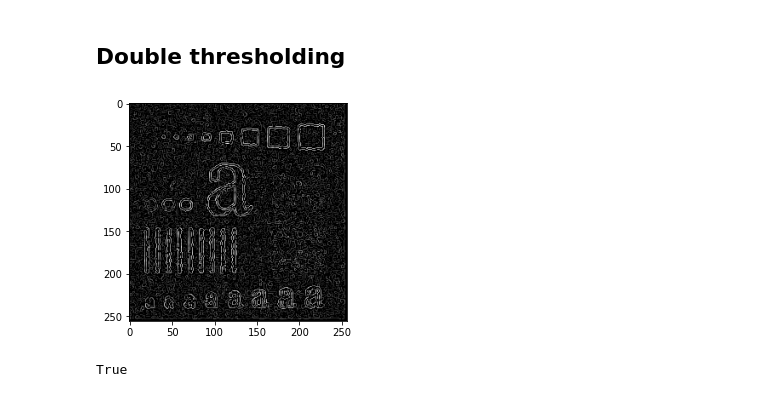
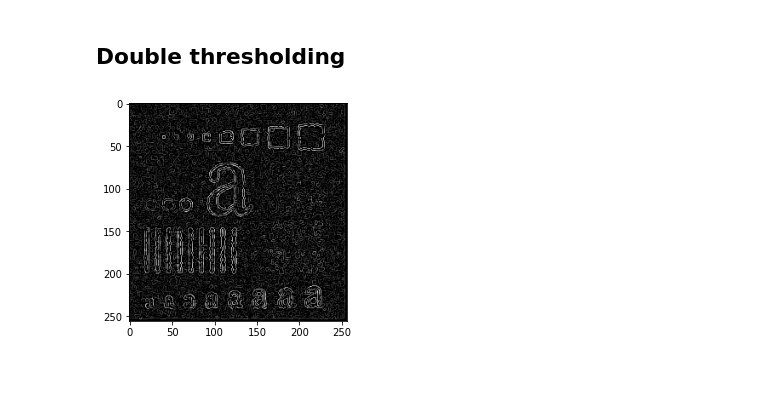
Before and after one commit to ghanbarzadeh/Course_MachineVision_2021, a Jupyter notebook: TA/Computer Homeworks/CHW1/CHW1_solution.ipynb, the cells around one changed output. Cells and saved outputs as stored; diff of their text form; code cells hidden in the pictures.

```diff
--- a/TA/Computer Homeworks/CHW1/CHW1_solution.ipynb
+++ b/TA/Computer Homeworks/CHW1/CHW1_solution.ipynb
@@ -162,26 +161,25 @@ True
 # %%
 def hystersis_thresholding(image):
     Th = 75
     Tl = Th/2
     new_image = np.zeros((h, w))
     new_image[image>Th] = image[image>Th]
     # Pad the strong mask to compensate for edge cases
     strong_mask = np.full((h+2, w+2), False)
     strong_mask[1:-1,1:-1] = image>Th
     weak_mask = np.logical_and(image<=Th, image>=Tl)
     for x in range(h):
         for y in range(w):
             if weak_mask[x, y]:
                 if np.any(strong_mask[x:x+3, y:y+3]):
                     new_image[x, y] = image[x, y]
     return new_image
 
 image_hystersis_thresholding = hystersis_thresholding(image_NMS_inter)
 
 plt.imshow(image_hystersis_thresholding, cmap="gray")
 plt.show()
 
-cv2.imwrite("image_hystersis_thresholding.png", image_hystersis_thresholding)
+plt.imsave("6-image hystersis thresholding.jpg", image_hystersis_thresholding, cmap="gray")
 # %% [output]
-[figure, old version]
+[figure, new version]
-True
```
Also changed, not shown: parts of 6 cells of this notebook.
